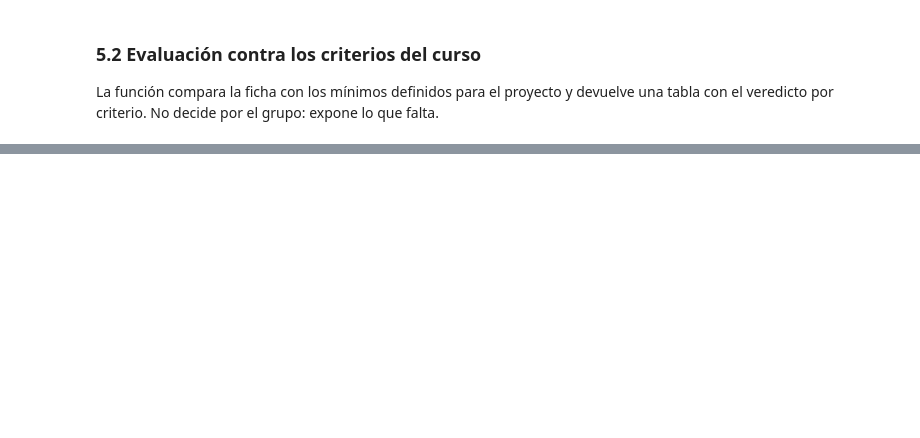
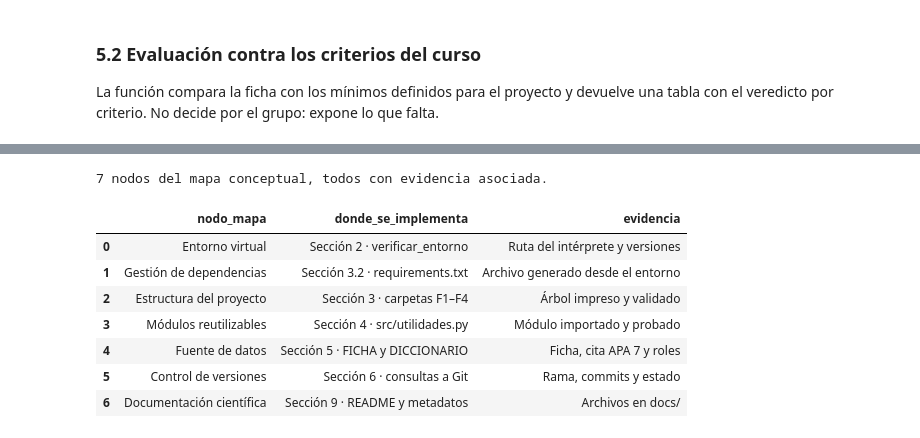
Before and after one commit to VicenteAO-1/proyecto-grupo9-mcdi500, a Jupyter notebook: F1/notebooks/F1_Definicion.ipynb, the cells around one changed output, grey strips where cells are left out. Saved outputs shown, nothing was run; the diff lists cells and outputs as text; code cells hidden in the pictures; blank space fills up the shorter version.

```diff
--- a/F1/notebooks/F1_Definicion.ipynb
+++ b/F1/notebooks/F1_Definicion.ipynb
@@ -628,0 +1006,29 @@ evaluar_criterios(FICHA_GRUPO)
+# %%
+VINCULACION = [
+    # (nodo del mapa conceptual, dónde se implementa, evidencia verificable)
+    ("Entorno virtual",        "Sección 2 · verificar_entorno", "Ruta del intérprete y versiones"),
+    ("Gestión de dependencias", "Sección 3.2 · requirements.txt", "Archivo generado desde el entorno"),
+    ("Estructura del proyecto", "Sección 3 · carpetas F1–F4",     "Árbol impreso y validado"),
+    ("Módulos reutilizables",   "Sección 4 · src/utilidades.py",  "Módulo importado y probado"),
+    ("Fuente de datos",         "Sección 5 · FICHA y DICCIONARIO", "Ficha, cita APA 7 y roles"),
+    ("Control de versiones",    "Sección 6 · consultas a Git",     "Rama, commits y estado"),
+    ("Documentación científica", "Sección 9 · README y metadatos", "Archivos en docs/"),
+]
+
+vinculacion = pd.DataFrame(VINCULACION,
+                           columns=["nodo_mapa", "donde_se_implementa", "evidencia"])
+
+# Ningún nodo del mapa puede quedar sin evidencia: eso es lo que la rúbrica revisa.
+assert vinculacion["evidencia"].str.strip().ne("").all(), "Hay nodos sin evidencia."
+print(f"{len(vinculacion)} nodos del mapa conceptual, todos con evidencia asociada.\n")
+vinculacion
+# %% [output]
+7 nodos del mapa conceptual, todos con evidencia asociada.
+|  | nodo_mapa | donde_se_implementa | evidencia |
+| 0 | Entorno virtual | Sección 2 · verificar_entorno | Ruta del intérprete y versiones |
+| 1 | Gestión de dependencias | Sección 3.2 · requirements.txt | Archivo generado desde el entorno |
+| 2 | Estructura del proyecto | Sección 3 · carpetas F1–F4 | Árbol impreso y validado |
+| 3 | Módulos reutilizables | Sección 4 · src/utilidades.py | Módulo importado y probado |
+| 4 | Fuente de datos | Sección 5 · FICHA y DICCIONARIO | Ficha, cita APA 7 y roles |
+| 5 | Control de versiones | Sección 6 · consultas a Git | Rama, commits y estado |
+| 6 | Documentación científica | Sección 9 · README y metadatos | Archivos en docs/ |
```
Also changed, not shown: parts of 26 cells of this notebook, 4 other files.
